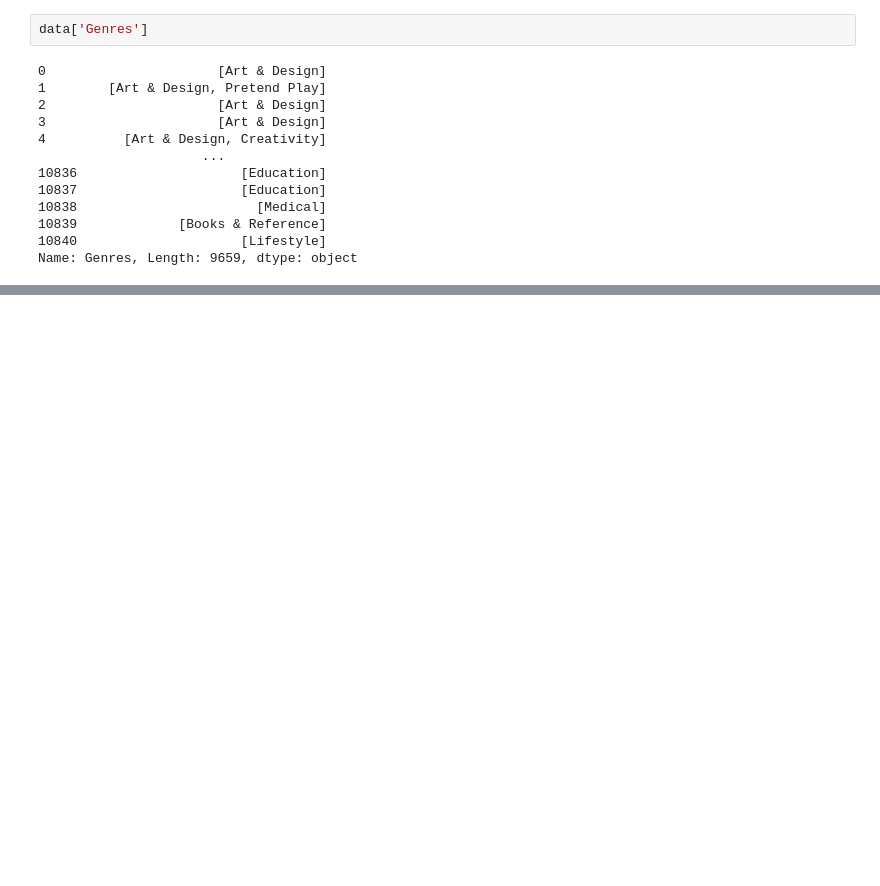
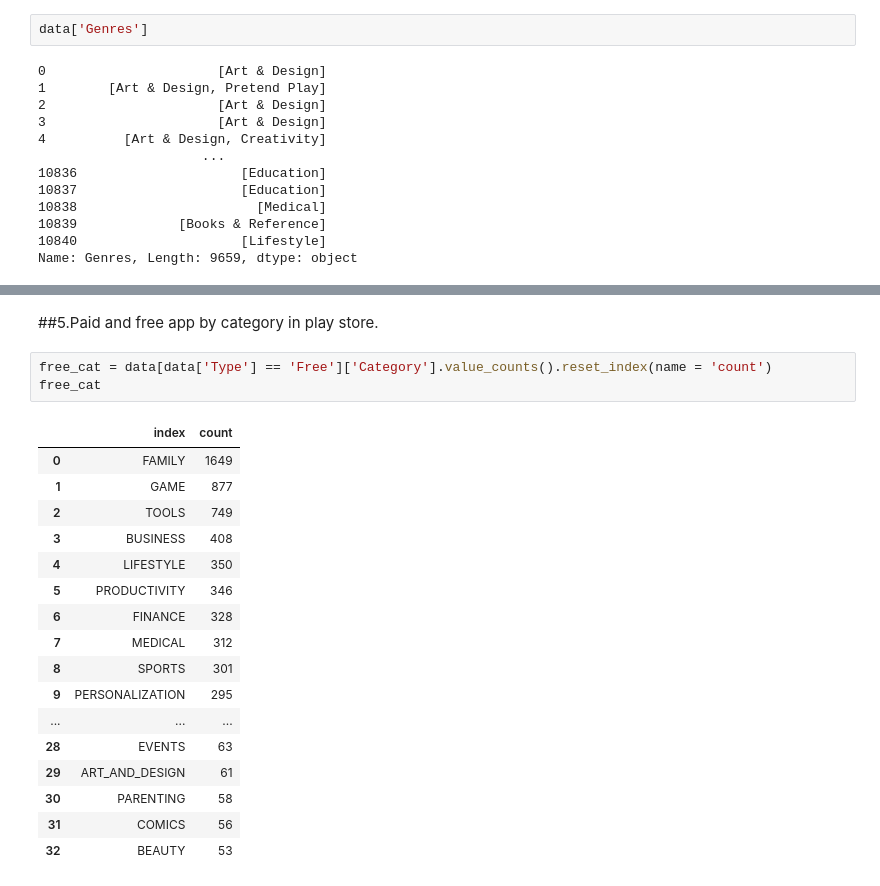
Before and after one commit to shubhamsartape/Play-Store-App-Review-Analysis---Capstone-Project, a Jupyter notebook: Shubham_Play_Store_App_Review_Analysis_Capstone_Project.ipynb, the cells around one changed output, grey strips where cells are left out. Cells and saved outputs as stored; diff of their text form; blank space fills up the shorter version.

```diff
--- a/Shubham_Play_Store_App_Review_Analysis_Capstone_Project.ipynb
+++ b/Shubham_Play_Store_App_Review_Analysis_Capstone_Project.ipynb
@@ -413,0 +545,23 @@ Name: Genres, Length: 9659, dtype: object
+# %% [markdown]
+##5.Paid and free app by category in play store.
+# %%
+free_cat = data[data['Type'] == 'Free']['Category'].value_counts().reset_index(name = 'count')
+free_cat
+# %% [output]
+|  | index | count |
+| 0 | FAMILY | 1649 |
+| 1 | GAME | 877 |
+| 2 | TOOLS | 749 |
+| 3 | BUSINESS | 408 |
+| 4 | LIFESTYLE | 350 |
+| 5 | PRODUCTIVITY | 346 |
+| 6 | FINANCE | 328 |
+| 7 | MEDICAL | 312 |
+| 8 | SPORTS | 301 |
+| 9 | PERSONALIZATION | 295 |
+| ... | ... | ... |
+| 28 | EVENTS | 63 |
+| 29 | ART_AND_DESIGN | 61 |
+| 30 | PARENTING | 58 |
+| 31 | COMICS | 56 |
+| 32 | BEAUTY | 53 |
```
Also changed, not shown: parts of 27 cells of this notebook.
